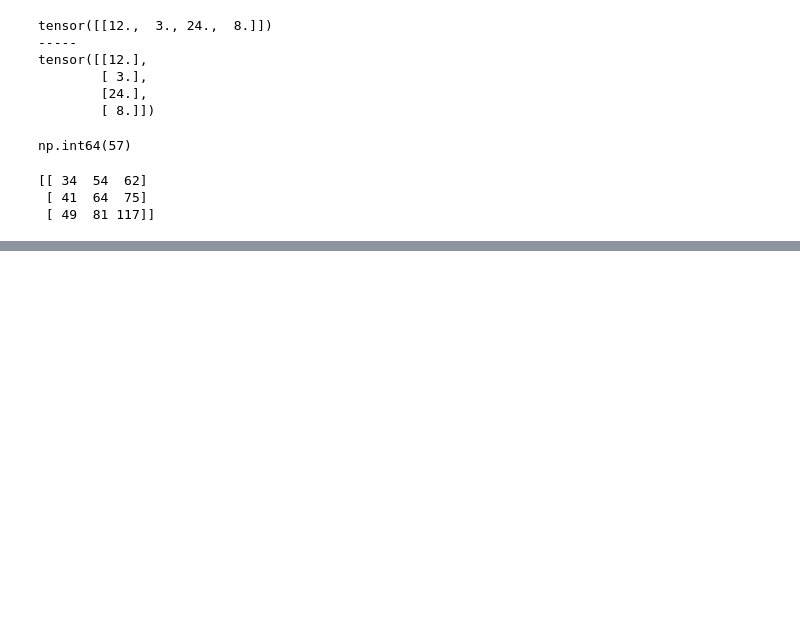
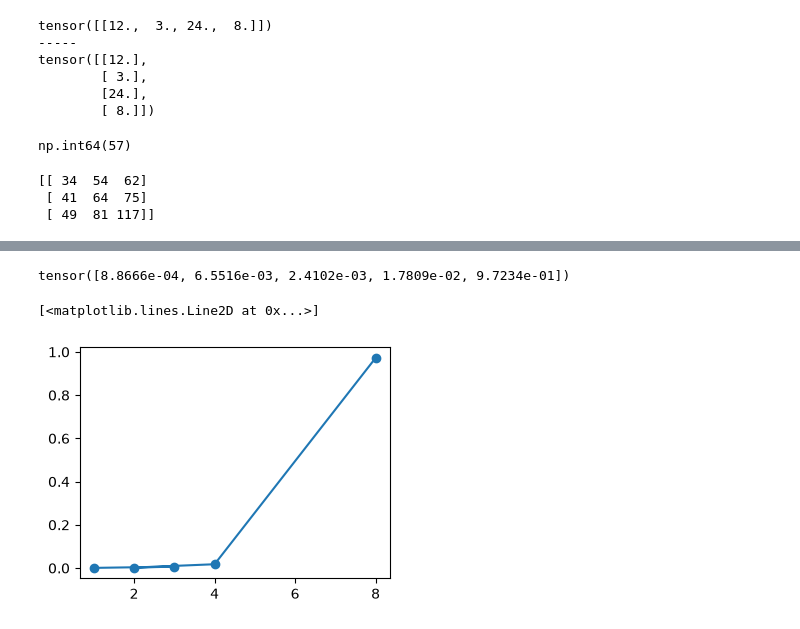
Before and after one commit to Amirgray59/deep-learning-roadmap, a Jupyter notebook: 0-math/one.ipynb, the cells around one changed output, grey strips where cells are left out. Cells and saved outputs as stored; diff of their text form; code cells hidden in the pictures; blank space fills up the shorter version.

```diff
--- a/0-math/one.ipynb
+++ b/0-math/one.ipynb
@@ -99,0 +136,16 @@ print(three)
+# %%
+softm = nn.Softmax(dim=0)
+
+sigma_out = softm(out)
+
+print(sigma_out)
+# %% [output]
+tensor([8.8666e-04, 6.5516e-03, 2.4102e-03, 1.7809e-02, 9.7234e-01])
+# %%
+plt.figure(figsize=(4,3))
+
+plt.scatter(out, sigma_out)
+plt.plot(out, sigma_out)
+# %% [output]
+[<matplotlib.lines.Line2D at 0x...>]
+[figure, added]
```
Also changed, not shown: parts of 10 cells of this notebook, 2 other files.
